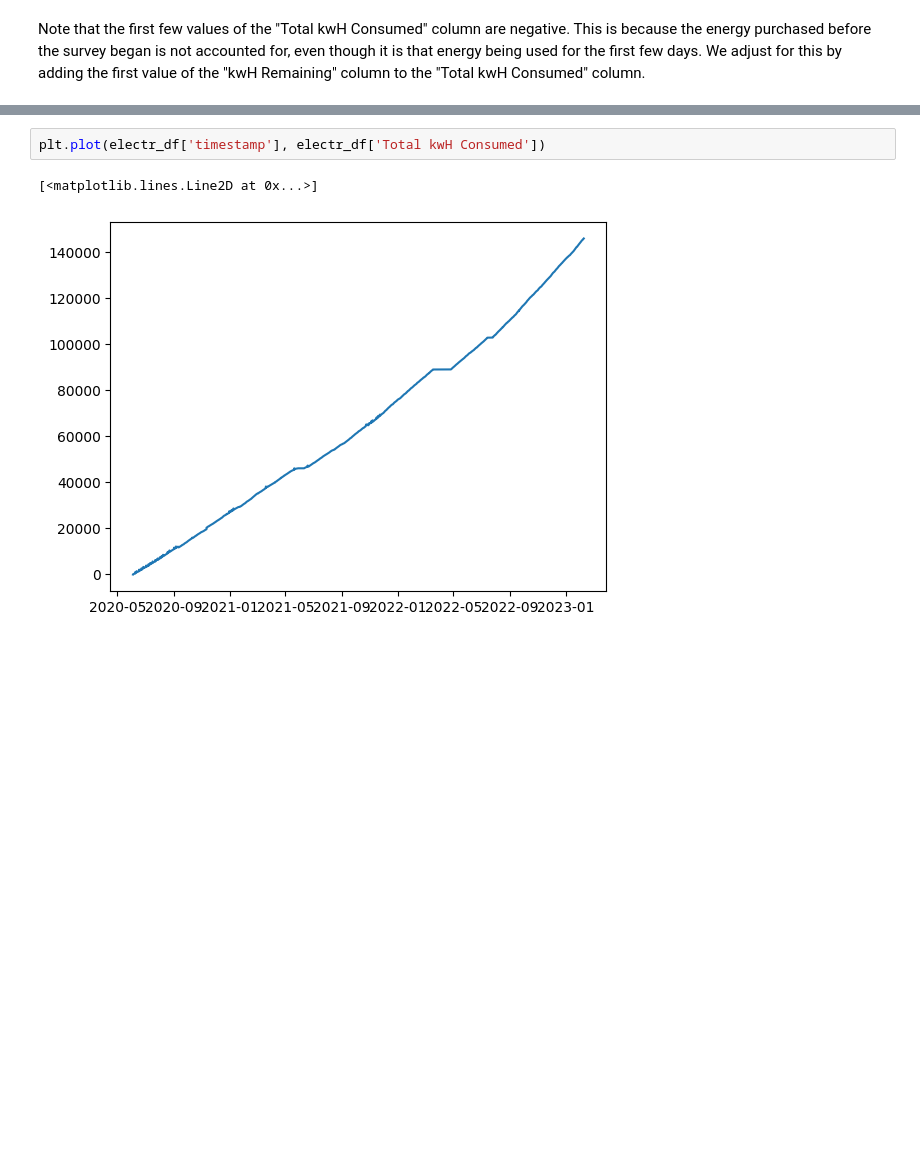
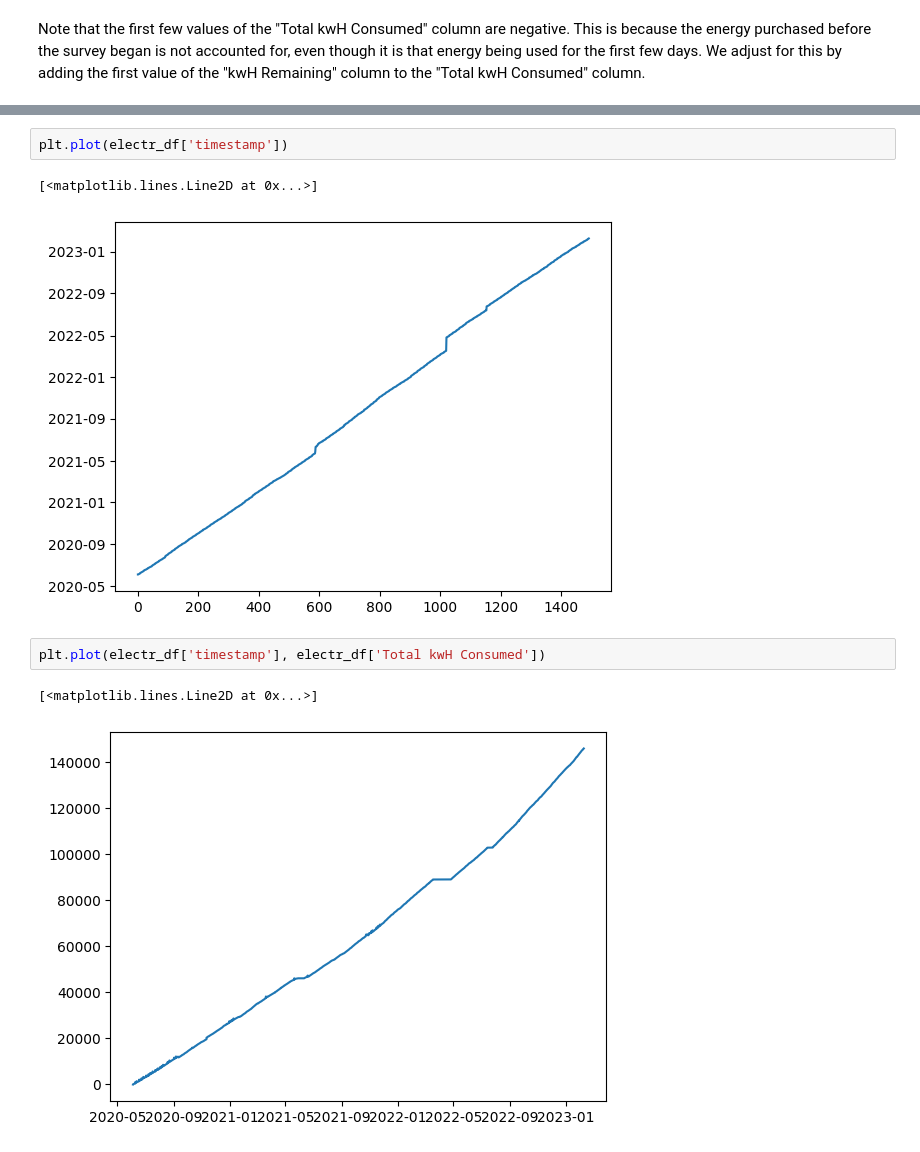
Before and after one commit to AmanDesai-coder/CBCA_Ndosho_Electricity_Analysis, a Jupyter notebook: AmanElectricityAnalysis.ipynb, the cells around one changed output, grey strips where cells are left out. Cells and saved outputs as stored; diff of their text form; blank space fills up the shorter version.

```diff
--- a/AmanElectricityAnalysis.ipynb
+++ b/AmanElectricityAnalysis.ipynb
@@ -99,3 +101,8 @@ electr_df
+# %%
+plt.plot(electr_df['timestamp'])
+# %% [output]
+[<matplotlib.lines.Line2D at 0x...>]
+[figure, added]
 # %%
 plt.plot(electr_df['timestamp'], electr_df['Total kwH Consumed'])
 # %% [output]
```
Also changed, not shown: parts of 10 cells of this notebook.
